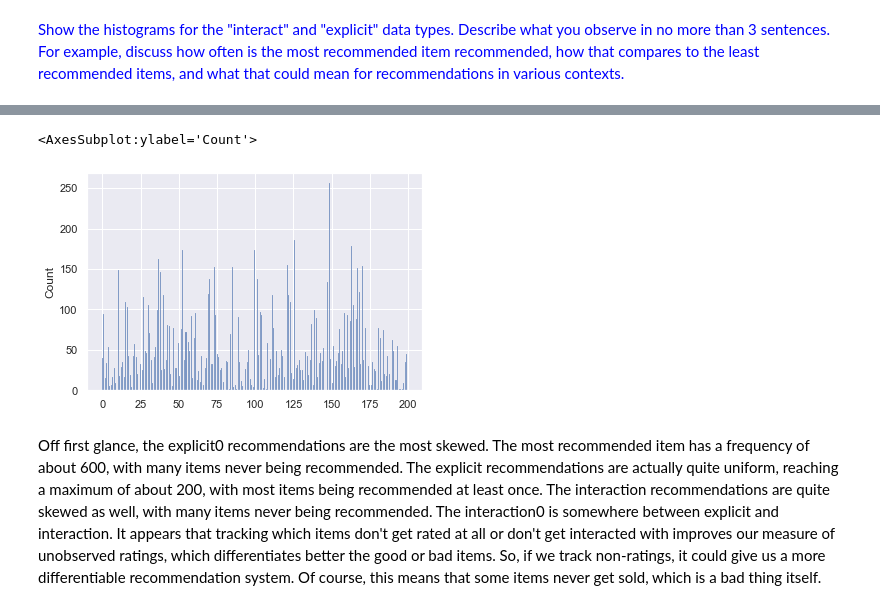
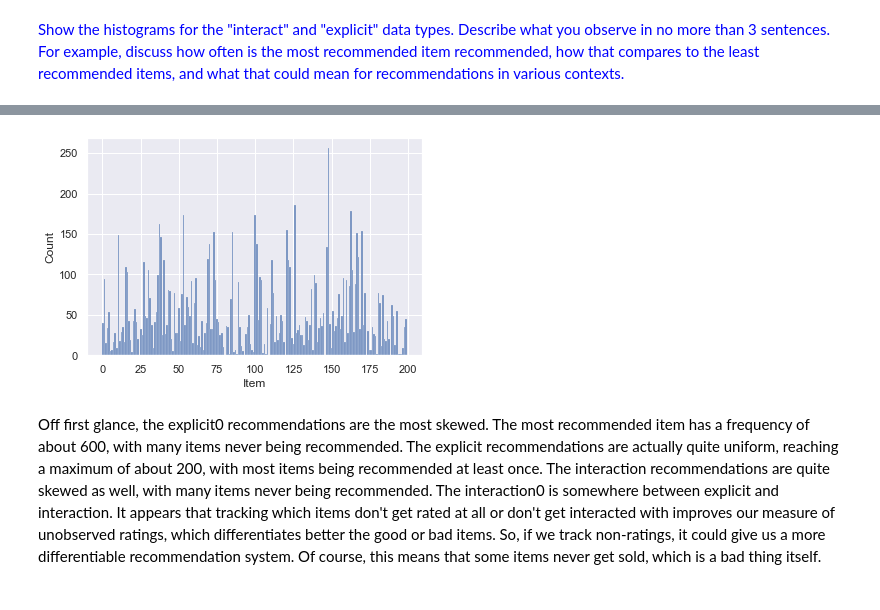
Before and after one commit to martinsun0/People-Data-Systems, a Jupyter notebook: HW2/HW2_assignment.ipynb, the cells around one changed output, grey strips where cells are left out. Cells and saved outputs as stored; diff of their text form; code cells hidden in the pictures.

```diff
--- a/HW2/HW2_assignment.ipynb
+++ b/HW2/HW2_assignment.ipynb
@@ -233,9 +216,9 @@ sns.histplot(flat_rec_int, bins = 300)
 # %%
 flat_rec_int0 = sum(list(rec_int0.values()), [])
-sns.histplot(flat_rec_int0, bins = 300)
+plt = sns.histplot(flat_rec_int0, bins = 200)
+plt.set_xlabel('Item');
 # %% [output]
-<AxesSubplot:ylabel='Count'>
-[figure, old version]
+[figure, new version]
 # %% [markdown]
 Off first glance, the explicit0 recommendations are the most skewed. The most recommended item has a frequency of
 about 600, with many items never being recommended. The explicit recommendations are actually quite uniform, reaching
```
Also changed, not shown: parts of 35 cells of this notebook.
